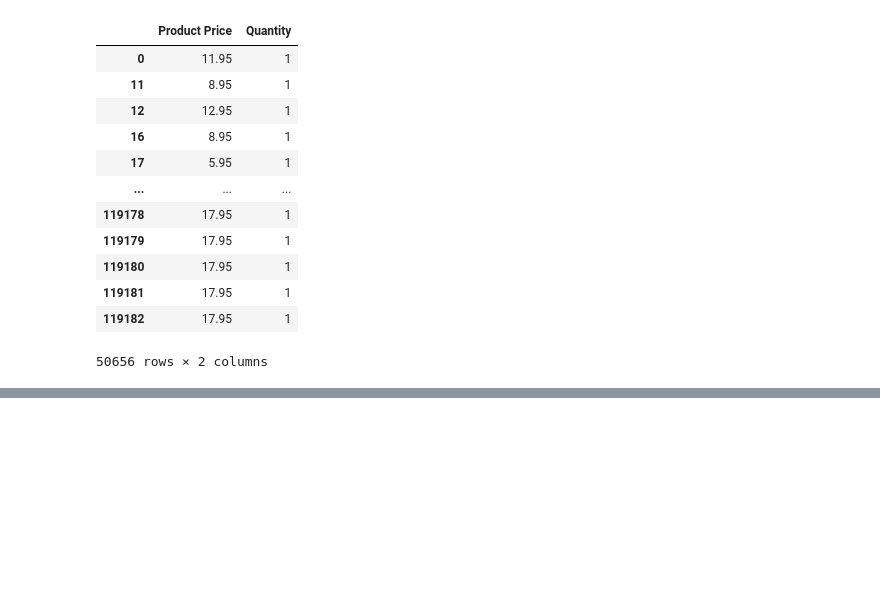
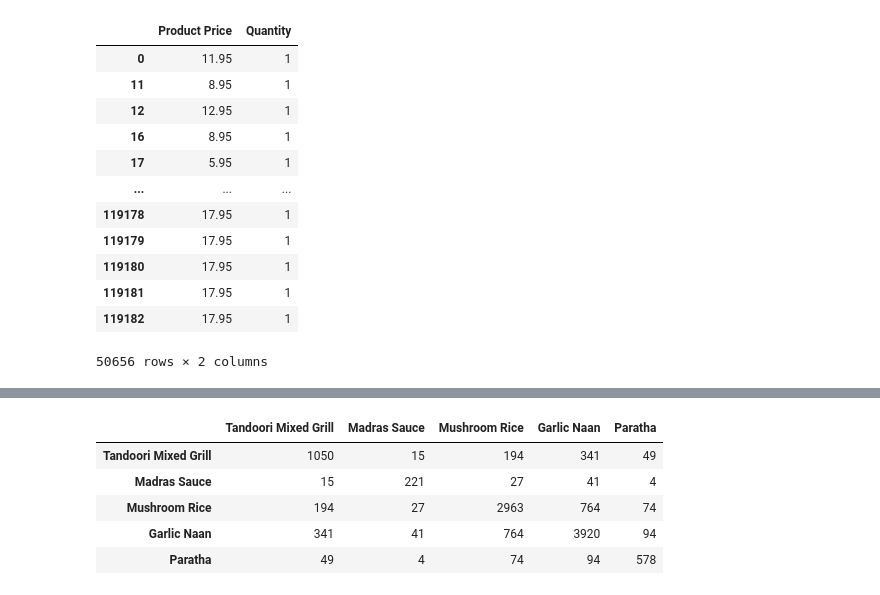
Before and after one commit to DeovratP/Logistic-Regression, a Jupyter notebook: Online_food_delivery_analysis/Online_food_delivery_analysis.ipynb, the cells around one changed output, grey strips where cells are left out. Cells and saved outputs as stored; diff of their text form; code cells hidden in the pictures; blank space fills up the shorter version.

```diff
--- a/Online_food_delivery_analysis/Online_food_delivery_analysis.ipynb
+++ b/Online_food_delivery_analysis/Online_food_delivery_analysis.ipynb
@@ -89,0 +148,9 @@ df.loc[df['Product Price'] > df['Product Price'].mean(), ['Product Price','Quant
+# %%
+corr.iloc[:5, :5]
+# %% [output]
+|  | Tandoori Mixed Grill | Madras Sauce | Mushroom Rice | Garlic Naan | Paratha |
+| Tandoori Mixed Grill | 1050 | 15 | 194 | 341 | 49 |
+| Madras Sauce | 15 | 221 | 27 | 41 | 4 |
+| Mushroom Rice | 194 | 27 | 2963 | 764 | 74 |
+| Garlic Naan | 341 | 41 | 764 | 3920 | 94 |
+| Paratha | 49 | 4 | 74 | 94 | 578 |
```
Also changed, not shown: parts of 17 cells of this notebook.
